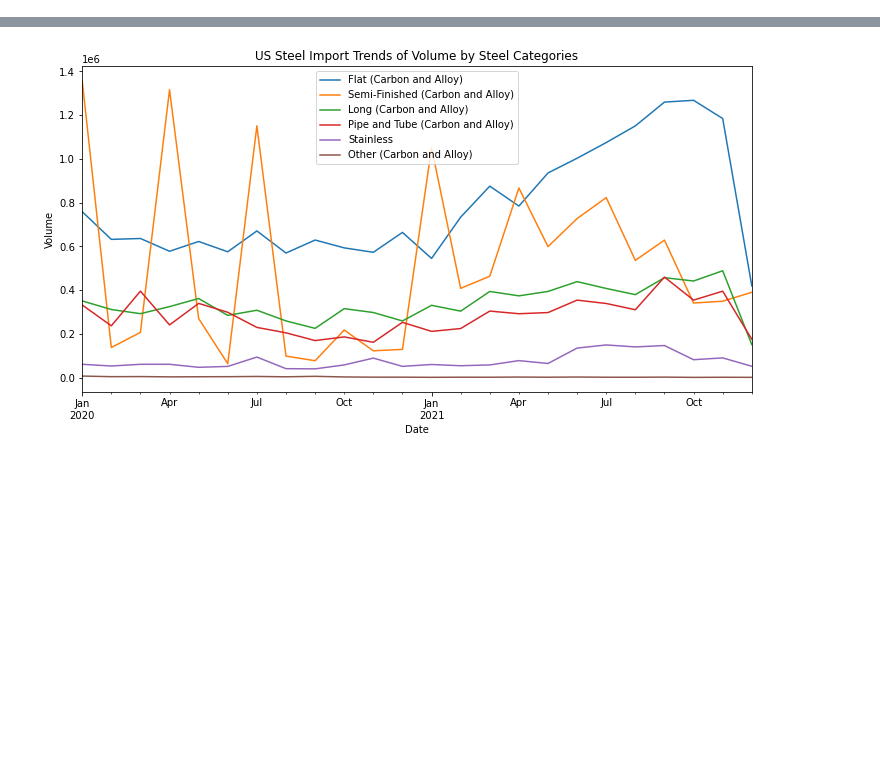
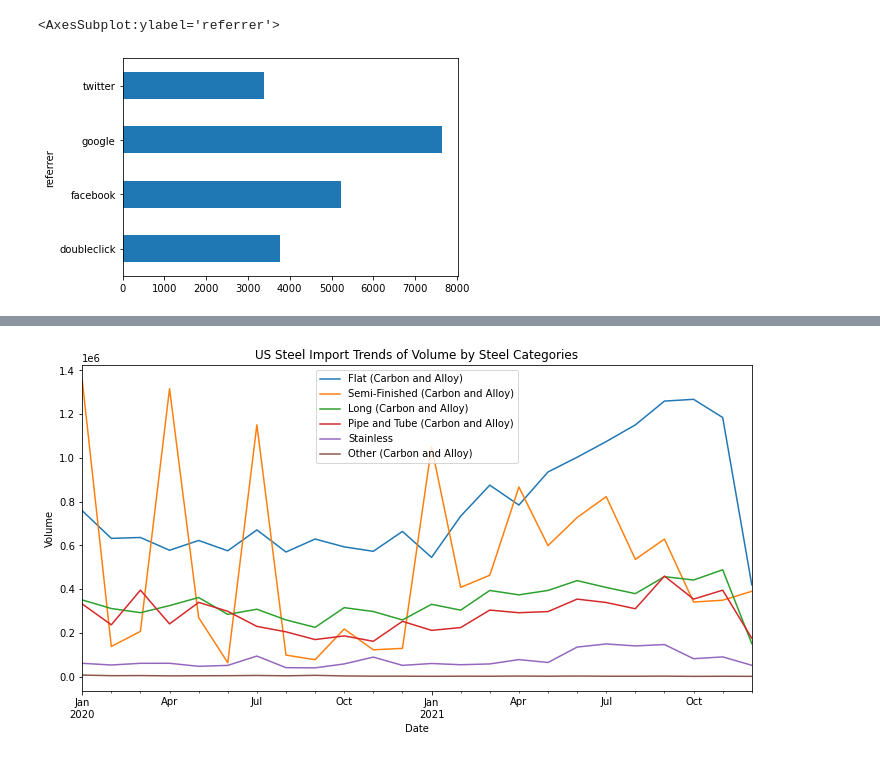
Before and after one commit to ghcn345/Treasure-Bikes, a Jupyter notebook: treasure_bikes_pageviews.ipynb, the cells around one changed output, grey strips where cells are left out. Saved outputs shown, nothing was run; the diff lists cells and outputs as text; code cells hidden in the pictures; blank space fills up the shorter version.

```diff
--- a/treasure_bikes_pageviews.ipynb
+++ b/treasure_bikes_pageviews.ipynb
@@ -56,0 +45,7 @@ lst = ['Flat (Carbon and Alloy)','Semi-Finished (Carbon and Alloy)', 'Long (Carb
+# %%
+df['referrer'] = df.td_referrer.str.split('.').map(lambda x: x[1])
+# %%
+df.groupby('referrer').size().plot(kind='barh')
+# %% [output]
+<AxesSubplot:ylabel='referrer'>
+[figure, added]
```
Also changed, not shown: parts of 15 cells of this notebook.
